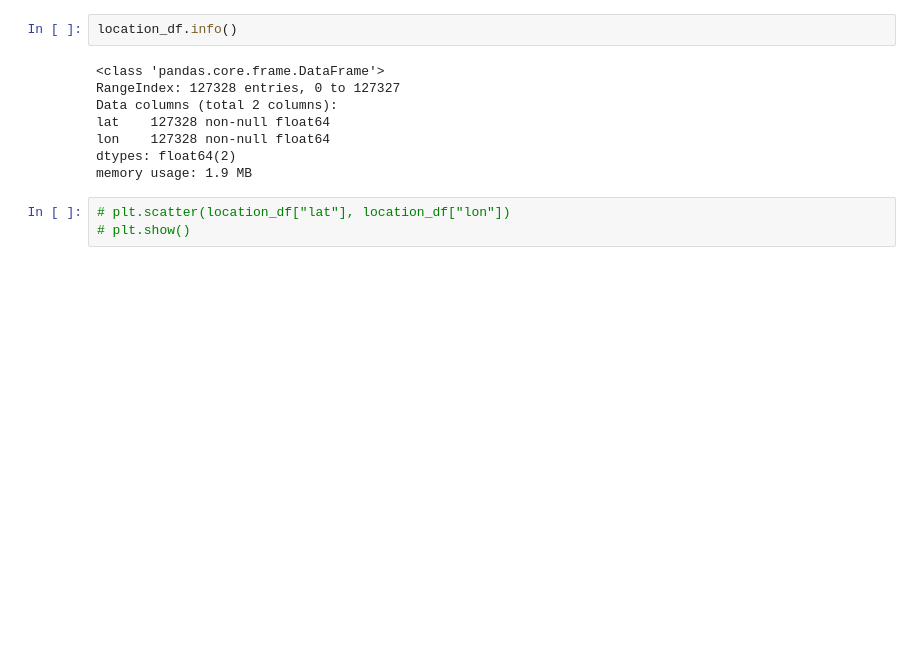
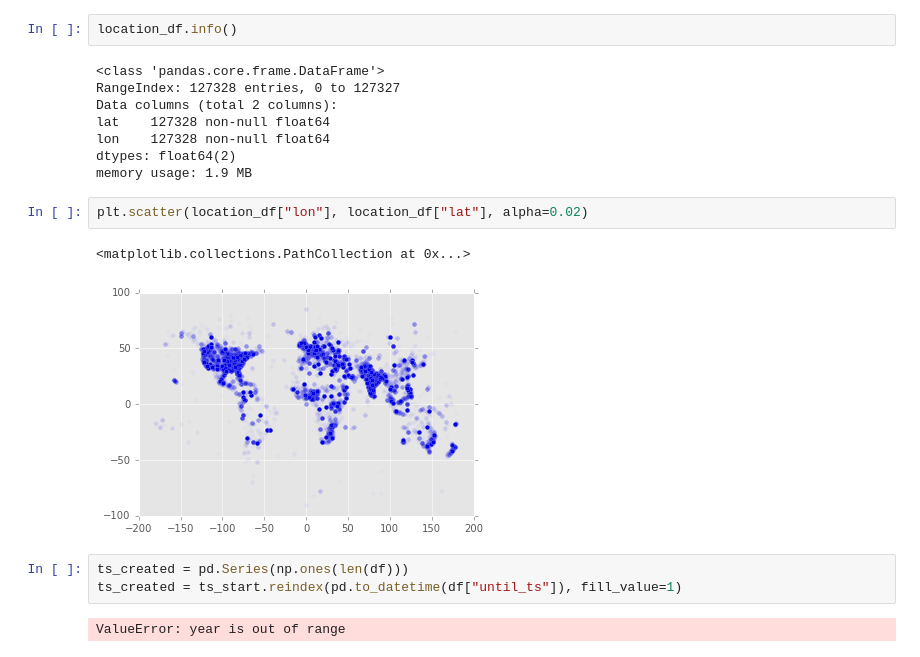
Before and after one commit to brendan-dorsey/stabilitas-thresholds, a Jupyter notebook: initial_eda.ipynb, the cells around one changed output. Saved outputs shown, nothing was run; the diff lists cells and outputs as text; blank space fills up the shorter version.

```diff
--- a/initial_eda.ipynb
+++ b/initial_eda.ipynb
@@ -70,6 +90,13 @@ lat    127328 non-null float64
 lon    127328 non-null float64
 dtypes: float64(2)
 memory usage: 1.9 MB
-# %%
-# plt.scatter(location_df["lat"], location_df["lon"])
-# plt.show()
+# %%
+plt.scatter(location_df["lon"], location_df["lat"], alpha=0.02)
+# %% [output]
+<matplotlib.collections.PathCollection at 0x...>
+[figure, added]
+# %%
+ts_created = pd.Series(np.ones(len(df)))
+ts_created = ts_start.reindex(pd.to_datetime(df["until_ts"]), fill_value=1)
+# %% [output]
+ValueError: year is out of range
```
Also changed, not shown: parts of 5 cells of this notebook.
